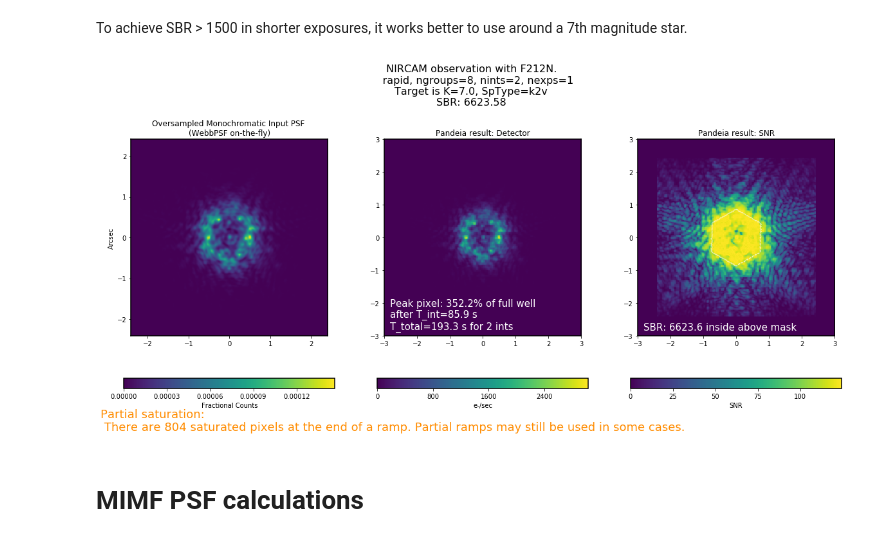
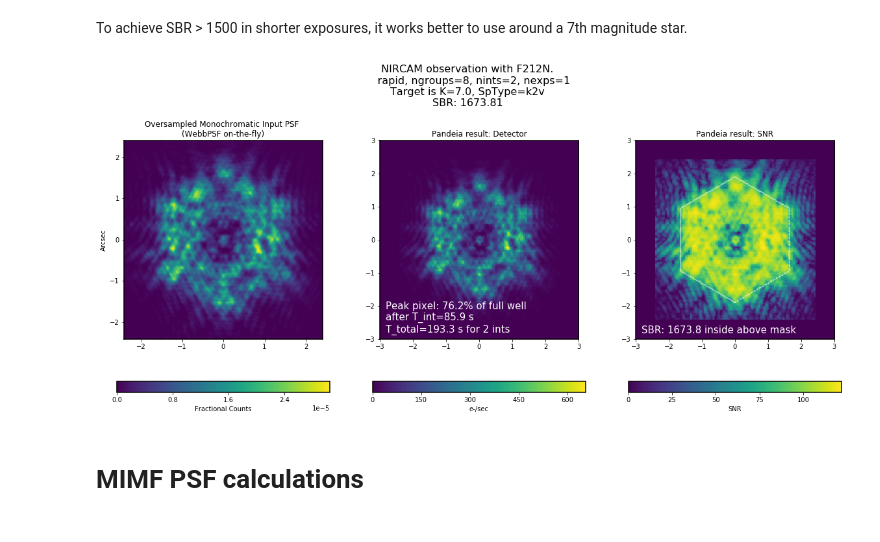
Before and after one commit to spacetelescope/pandeia-coronagraphy, a Jupyter notebook: notebooks/WFSC MIMF PSFs Exposure Calcs for All SIs.ipynb, the cells around one changed output. Saved outputs shown, nothing was run; the diff lists cells and outputs as text; code cells hidden in the pictures.

```diff
--- a/notebooks/WFSC MIMF PSFs Exposure Calcs for All SIs.ipynb
+++ b/notebooks/WFSC MIMF PSFs Exposure Calcs for All SIs.ipynb
@@ -72,11 +73,12 @@ To achieve SBR > 1500 in shorter exposures, it works better to use around a 7th
 # %%
 calcinfo = pcengine.load_calculation(pcengine.get_template('wfsc_nircam_mimf.json'))
 wfsc.configure_star(calcinfo, kmag=7.0, sptype='k2v')
 wfsc.configure_readout(calcinfo, ngroup=8, nint=2, readmode='rapid')
+wfsc.configure_telescope(defocus_waves=8)  # Waves at 2 microns
 results_nircam_wl8 = pcengine.perform_calculation(calcinfo)
 display_mimf_etc_results(results_nircam_wl8)
 # %% [output]
-[figure, old version]
+[figure, new version]
 # %% [markdown]
 # MIMF PSF calculations
 # %% [markdown]
```
Also changed, not shown: parts of 5 cells of this notebook.
